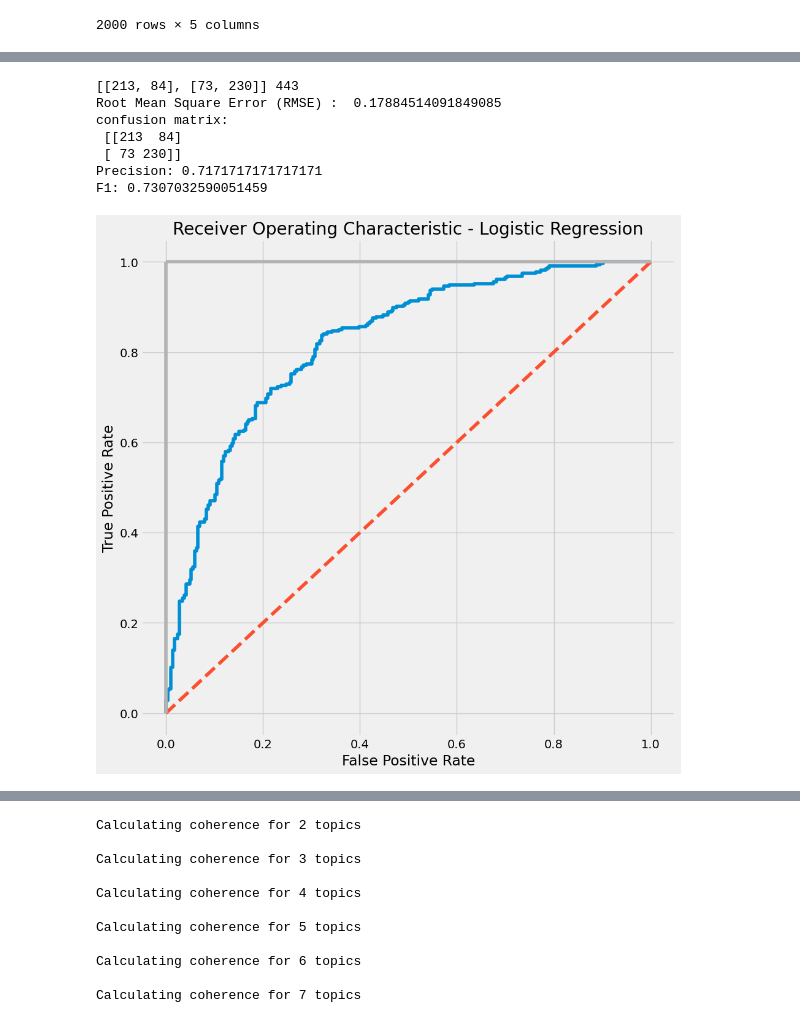
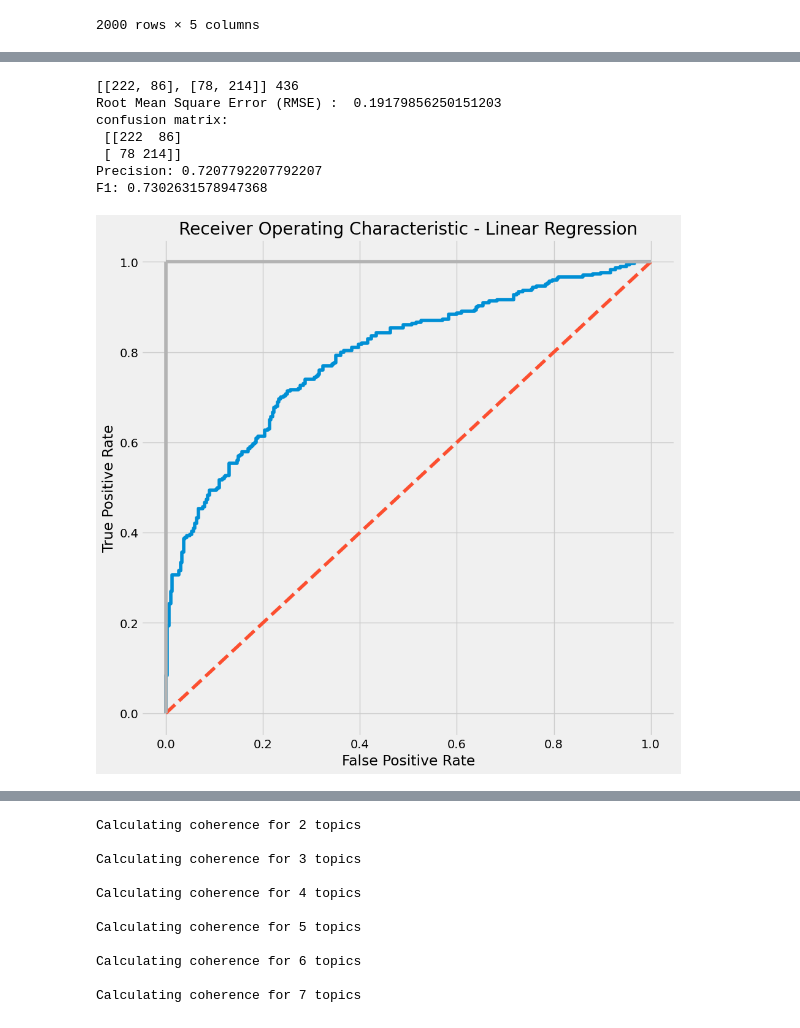
Before and after one commit to HarunErenMutlu/text_mining, a Jupyter notebook: nlp.ipynb, the cells around one changed output, grey strips where cells are left out. Drawn from its saved outputs; the diff is of its cells as text; code cells hidden in the pictures.

```diff
--- a/nlp.ipynb
+++ b/nlp.ipynb
@@ -239,6 +240,6 @@ def plot_roc_curve(test_df, test_label, algorithm_name):
     plt.xlabel('False Positive Rate')
     plt.show()
 # %%
-df['actual_cluster'] = [0 for _ in range(1000)] + [1 for _ in range(1000)]
+df['actual_cluster'] = [1 for _ in range(1000)] + [0 for _ in range(1000)]
 # %%
 linreg = LinearRegression()
@@ -294,0 +283,26 @@ Root Mean Square Error (RMSE) :  0.568
+# %%
+kmeans = KMeans(n_clusters=2)
+kmeans.fit(new_df)
+y_kmeans = kmeans.predict(new_df)
+new_df['obtained_clusters'] = y_kmeans
+tn_filter = (new_df["actual_cluster"]==0) & (new_df["obtained_clusters"]<0.5)
+fp_filter = (new_df["actual_cluster"]== 0) & (new_df["obtained_clusters"]>0.5)
+fn_filter = (new_df["actual_cluster"]== 1) & (new_df["obtained_clusters"]<0.5)
+tp_filter = (new_df["actual_cluster"]== 1) & (new_df["obtained_clusters"]>0.5)
+
+tp = len(new_df.where(tp_filter).dropna())
+fp = len(new_df.where(fp_filter).dropna())
+tn = len(new_df.where(tn_filter).dropna())
+fn = len(new_df.where(fn_filter).dropna())
+
+print("Root Mean Square Error (RMSE) : ",mean_squared_error(new_df['actual_cluster'],new_df['obtained_clusters']))
+
+print('confusion matrix:\n', np.array([[tp,fp], [fn,tn]]))
+precision = tp/(tp+fp)
+recall = tp/(tp+fn)
+f1 = 2*precision*recall/(precision+recall)
+fp_rate = fp /(fp+tn)
+print(f'Precision: {precision}')
+print(f'F1: {f1}')
+plot_roc_curve(test_df=new_df, test_label='obtained_clusters', algorithm_name='K-Means algorithm')
+#new_df.drop(['obtained_clusters'], axis=1, inplace=True)
@@ -295,35 +317,40 @@ Root Mean Square Error (RMSE) :  0.568
 # %%
-tp_filter = (test_df["actual_cluster"]==0) & (test_df["predicted_score_from_linear_regression"]<0.5)
-fn_filter = (test_df["actual_cluster"]== 0) & (test_df["predicted_score_from_linear_regression"]>0.5)
-fp_filter = (test_df["actual_cluster"]== 1) & (test_df["predicted_score_from_linear_regression"]<0.5)
-tn_filter = (test_df["actual_cluster"]== 1) & (test_df["predicted_score_from_linear_regression"]>0.5)
+train_df, test_df = train_test_split(new_df, test_size =0.3)
+linreg.fit(train_df.drop('actual_cluster', axis=1), train_df['actual_cluster'])
+
+test_df['predicted_score_from_linear_regression'] = linreg.predict(test_df.drop('actual_cluster', axis=1))
+test_df[['actual_cluster', 'predicted_score_from_linear_regression']]
+tn_filter = (test_df["actual_cluster"]==0) & (test_df["predicted_score_from_linear_regression"]<0.5)
+fp_filter = (test_df["actual_cluster"]== 0) & (test_df["predicted_score_from_linear_regression"]>0.5)
+fn_filter = (test_df["actual_cluster"]== 1) & (test_df["predicted_score_from_linear_regression"]<0.5)
+tp_filter = (test_df["actual_cluster"]== 1) & (test_df["predicted_score_from_linear_regression"]>0.5)
 
 # filtering data
 tp = len(test_df.where(tp_filter).dropna())
 fp = len(test_df.where(fp_filter).dropna())
 tn = len(test_df.where(tn_filter).dropna())
 fn = len(test_df.where(fn_filter).dropna())
 
 print([[tp,fp], [fn,tn]], tp + tn)
 print("Root Mean Square Error (RMSE) : ",mean_squared_error(test_df['actual_cluster'],test_df['predicted_score_from_linear_regression']))
 
 print('confusion matrix:\n', np.array([[tp,fp], [fn,tn]]))
 precision = tp/(tp+fp)
 recall = tp/(tp+fn)
 f1 = 2*precision*recall/(precision+recall)
 fp_rate = fp /(fp+tn)
 print(f'Precision: {precision}')
 print(f'F1: {f1}')
-plot_roc_curve(test_df=test_df, test_label='predicted_score_from_linear_regression', algorithm_name='Logistic Regression')
+plot_roc_curve(test_df=test_df, test_label='predicted_score_from_linear_regression', algorithm_name='Linear Regression')
 # %% [output]
-[[213, 84], [73, 230]] 443
-Root Mean Square Error (RMSE) :  0.17884514091849085
+[[222, 86], [78, 214]] 436
+Root Mean Square Error (RMSE) :  0.19179856250151203
 confusion matrix:
- [[213  84]
- [ 73 230]]
-Precision: 0.7171717171717171
-F1: 0.7307032590051459
+ [[222  86]
+ [ 78 214]]
+Precision: 0.7207792207792207
+F1: 0.7302631578947368
-[figure, old version]
+[figure, new version]
 # %%
 max_ = 0
 optimal_c = 0
```
Also changed, not shown: parts of 22 cells of this notebook, 1 other file.
